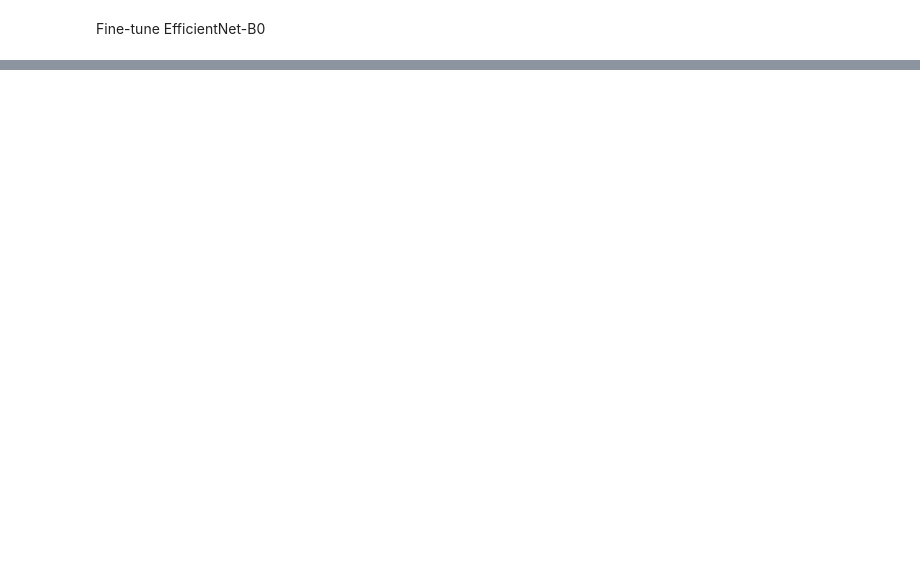
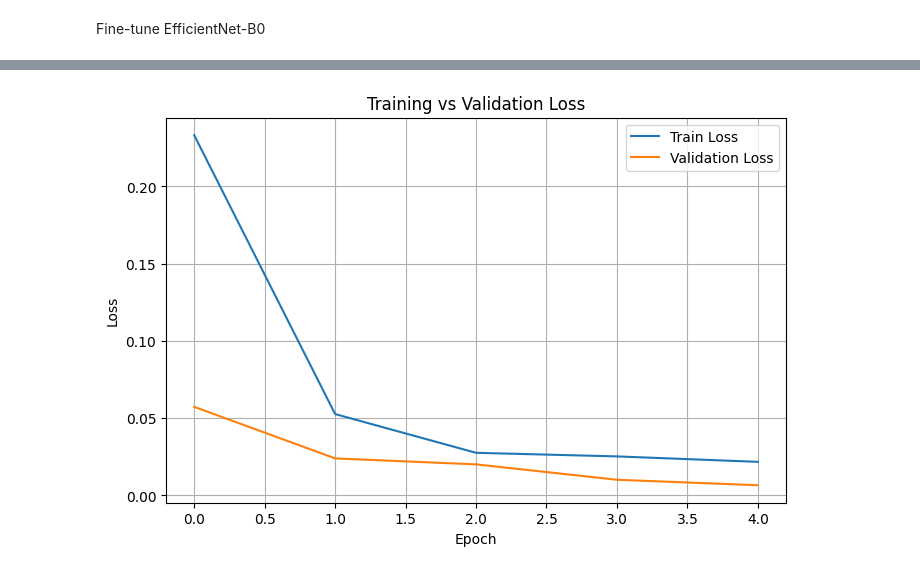
Before and after one commit to RaviDalal55/Steel-Surface-Defect-Classification-ResNet50, a Jupyter notebook: notebooks/Classification.ipynb, the cells around one changed output, grey strips where cells are left out. Drawn from its saved outputs; the diff is of its cells as text; code cells hidden in the pictures; blank space fills up the shorter version.

Commit message:
Updated project files

```diff
--- a/notebooks/Defect.ipynb
+++ b/notebooks/Classification.ipynb
@@ -568,7 +589,7 @@ torch.save(model.state_dict(), "resnet50_neu_finetuned.pth")
 from sklearn.metrics import confusion_matrix, classification_report, ConfusionMatrixDisplay
 # %%
 # Load the fine tunning model:
-model.load_state_dict(torch.load("resnet50_neu_finetuned.pth", map_location=device))
+model.load_state_dict(torch.load("C:\\Users\\ravi.dalal\\Desktop\\Python\\Projects\\Defect_Classification\\models\\resnet50_neu_finetuned.pth", map_location=device))
 model = model.to(device)
 model.eval()
 # %% [output]
@@ -903,7 +906,7 @@ optimizer = optim.Adam(
 )
 # %%
 # Training loop:
-num_epochs = 10
+num_epochs = 5
 
 history_effnet = {
     "train_loss": [],
@@ -969,7 +972,6 @@ for epoch in range(num_epochs):
     history_effnet["val_loss"].append(val_loss)
     history_effnet["train_acc"].append(train_accuracy)
     history_effnet["val_acc"].append(val_accuracy)
-
     print(
         f"Epoch [{epoch+1}/{num_epochs}] "
         f"Train Loss: {train_loss:.4f} "
@@ -983,3 +991,18 @@ torch.save(
     efficientnet_model.state_dict(),
     "efficientnet_b0_neu_finetuned.pth"
 )
+# %%
+# Plot loss curve:
+import matplotlib.pyplot as plt
+
+plt.figure(figsize=(8, 5))
+plt.plot(history_effnet["train_loss"], label="Train Loss")
+plt.plot(history_effnet["val_loss"], label="Validation Loss")
+plt.title("Training vs Validation Loss")
+plt.xlabel("Epoch")
+plt.ylabel("Loss")
+plt.legend()
+plt.grid(True)
+plt.show()
+# %% [output]
+[figure, added]
```
Also changed, not shown: parts of 17 cells of this notebook, 3 other files.
